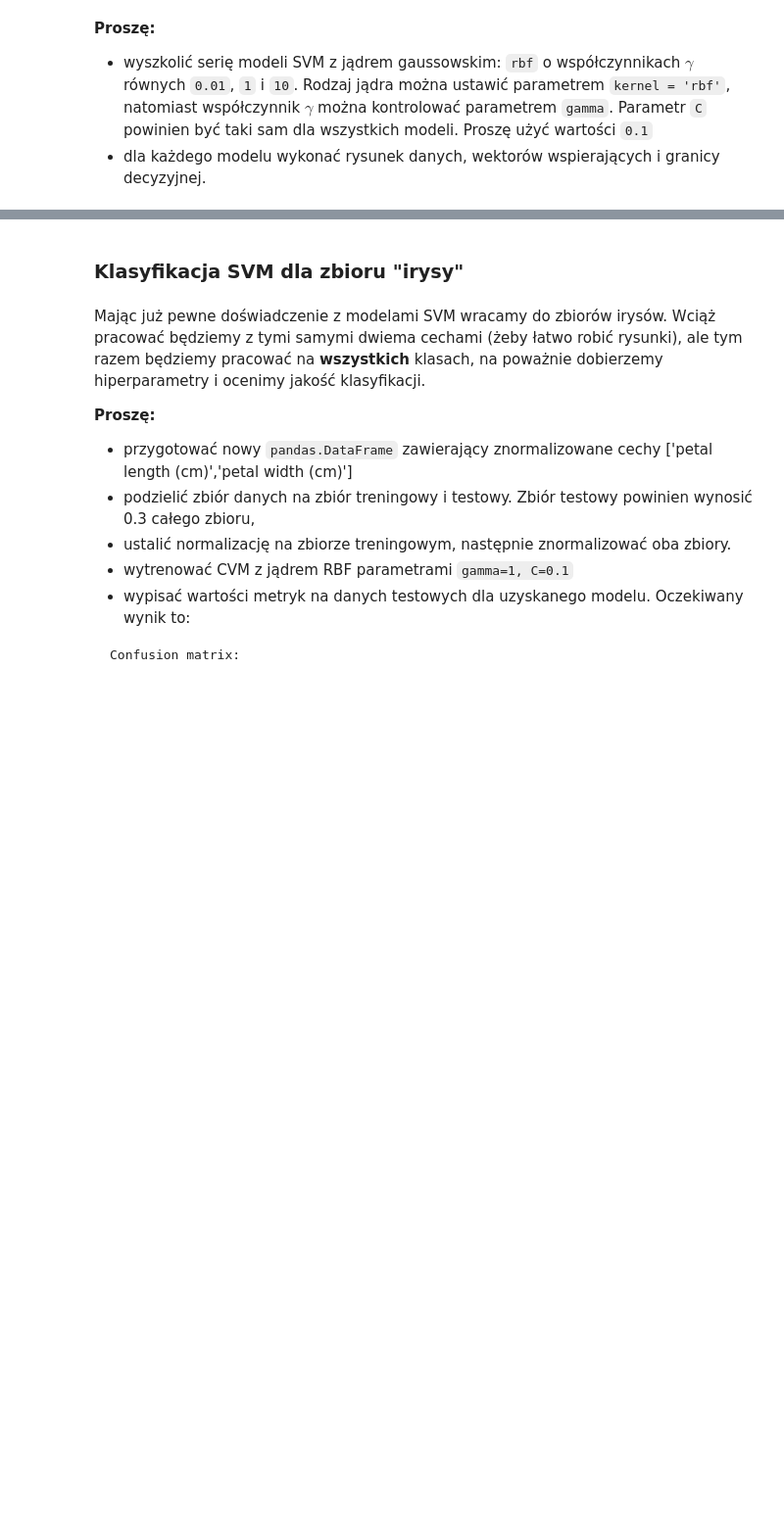
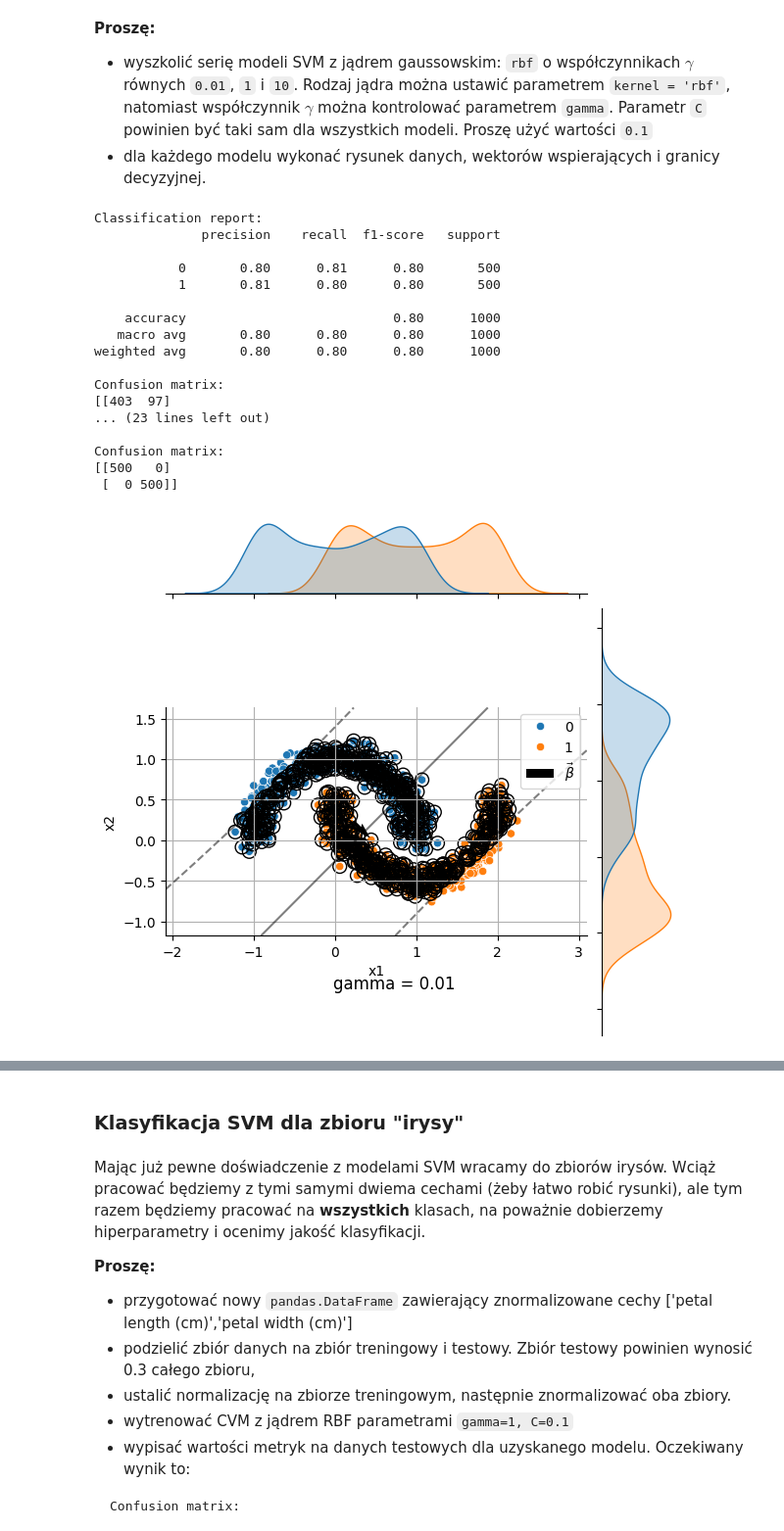
Before and after one commit to m-warda/ML2627, a Jupyter notebook: 07_SVM.ipynb, the cells around one changed output, grey strips where cells are left out. Shown at 98% size. Drawn from its saved outputs; the diff is of its cells as text; code cells hidden in the pictures; blank space fills up the shorter version.

```diff
--- a/07_SVM.ipynb
+++ b/07_SVM.ipynb
@@ -462,0 +498,32 @@ pass
+# %%
+r=[0.01,1,10]
+models=[SVC(kernel='rbf',coef0=1,gamma=r[0], C=0.1),SVC(kernel='rbf',coef0=1,gamma=r[1],C=0.1),SVC(kernel='rbf',coef0=1,gamma=r[2],C=0.1)]
+for i in [0,1,2]:
+
+  models[i].fit(X=mdf[chosenf],y=mdf["label"])
+
+  printScores(models[i],X=mdf[chosenf],Y=mdf["label"])
+  svC=models[i].support_vectors_
+  axC=sns.jointplot(x=mdf[chosenf[0]],y=mdf[chosenf[1]], hue=mdf['label'])
+  plt.suptitle(f"gamma = {r[i]}",y=0.2)
+  plot_support_vectors(svC, axC.ax_joint)
+  plot_decision_function(models[i],chosenf,axC.ax_joint)
+# %% [output]
+Classification report:
+              precision    recall  f1-score   support
+
+           0       0.80      0.81      0.80       500
+           1       0.81      0.80      0.80       500
+
+    accuracy                           0.80      1000
+   macro avg       0.80      0.80      0.80      1000
+weighted avg       0.80      0.80      0.80      1000
+
+Confusion matrix:
+[[403  97]
+... (23 lines left out)
+
+Confusion matrix:
+[[500   0]
+ [  0 500]]
+[figure, added]
```
Also changed, not shown: parts of 6 cells of this notebook.
